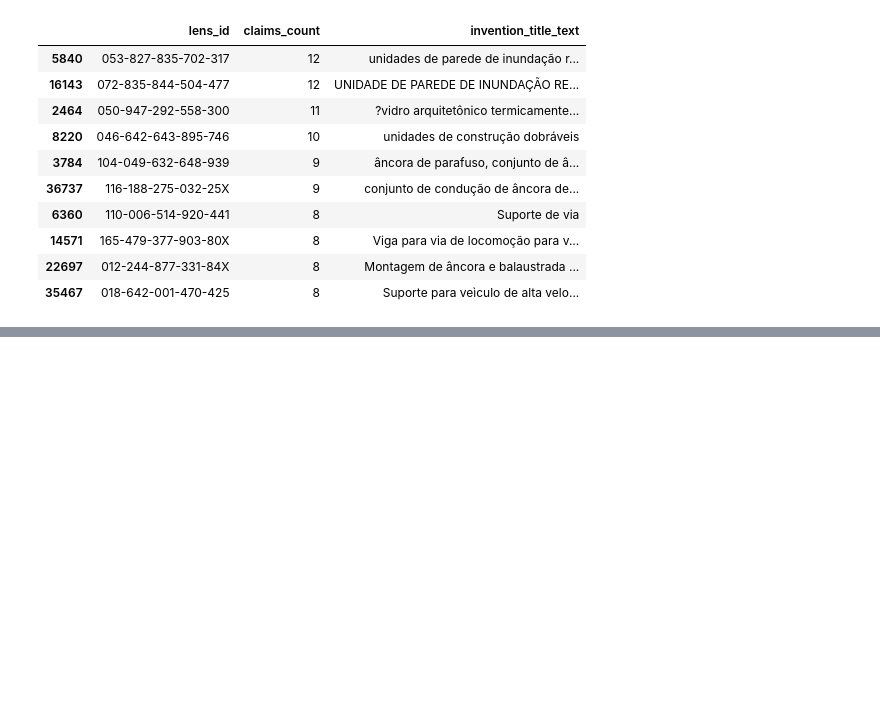
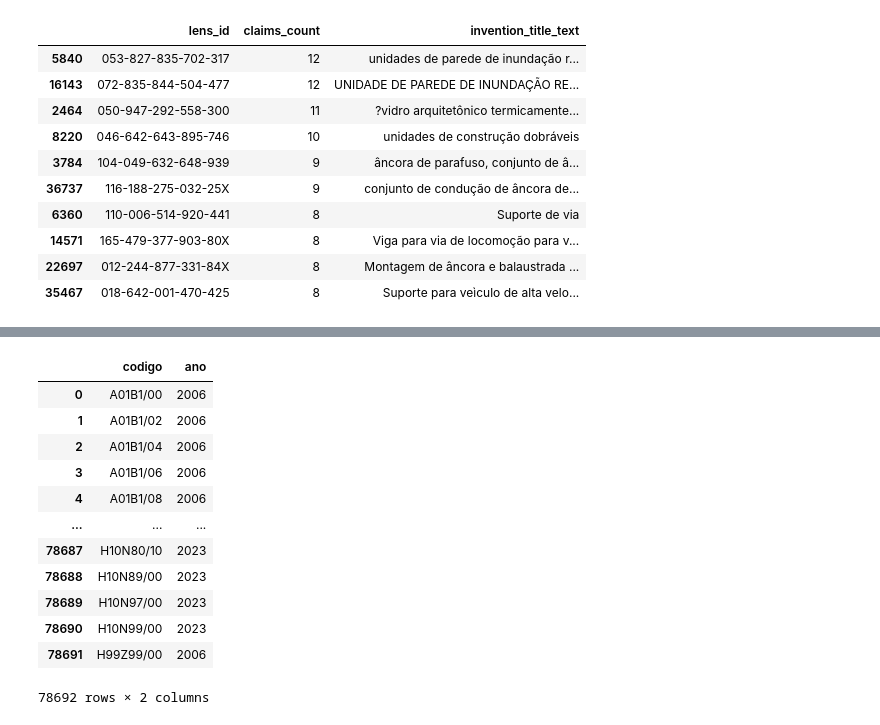
Before and after one commit to devlhm/artigo-rp2, a Jupyter notebook: analise_patentes/analise.ipynb, the cells around one changed output, grey strips where cells are left out. Saved outputs shown, nothing was run; the diff lists cells and outputs as text; code cells hidden in the pictures; blank space fills up the shorter version.

```diff
--- a/analise_patentes/analise.ipynb
+++ b/analise_patentes/analise.ipynb
@@ -813,0 +885,17 @@ filtered_ipcr.to_csv('./datasets/database-filtrado.csv.zip', index=False, compre
+# %%
+all_patents_ipcr = pd.read_csv("patentes.csv")
+all_patents_ipcr
+# %% [output]
+|  | codigo | ano |
+| 0 | A01B1/00 | 2006 |
+| 1 | A01B1/02 | 2006 |
+| 2 | A01B1/04 | 2006 |
+| 3 | A01B1/06 | 2006 |
+| 4 | A01B1/08 | 2006 |
+| ... | ... | ... |
+| 78687 | H10N80/10 | 2023 |
+| 78688 | H10N89/00 | 2023 |
+| 78689 | H10N97/00 | 2023 |
+| 78690 | H10N99/00 | 2023 |
+| 78691 | H99Z99/00 | 2006 |
+78692 rows × 2 columns
```
Also changed, not shown: parts of 4 cells of this notebook, 3 other files.
